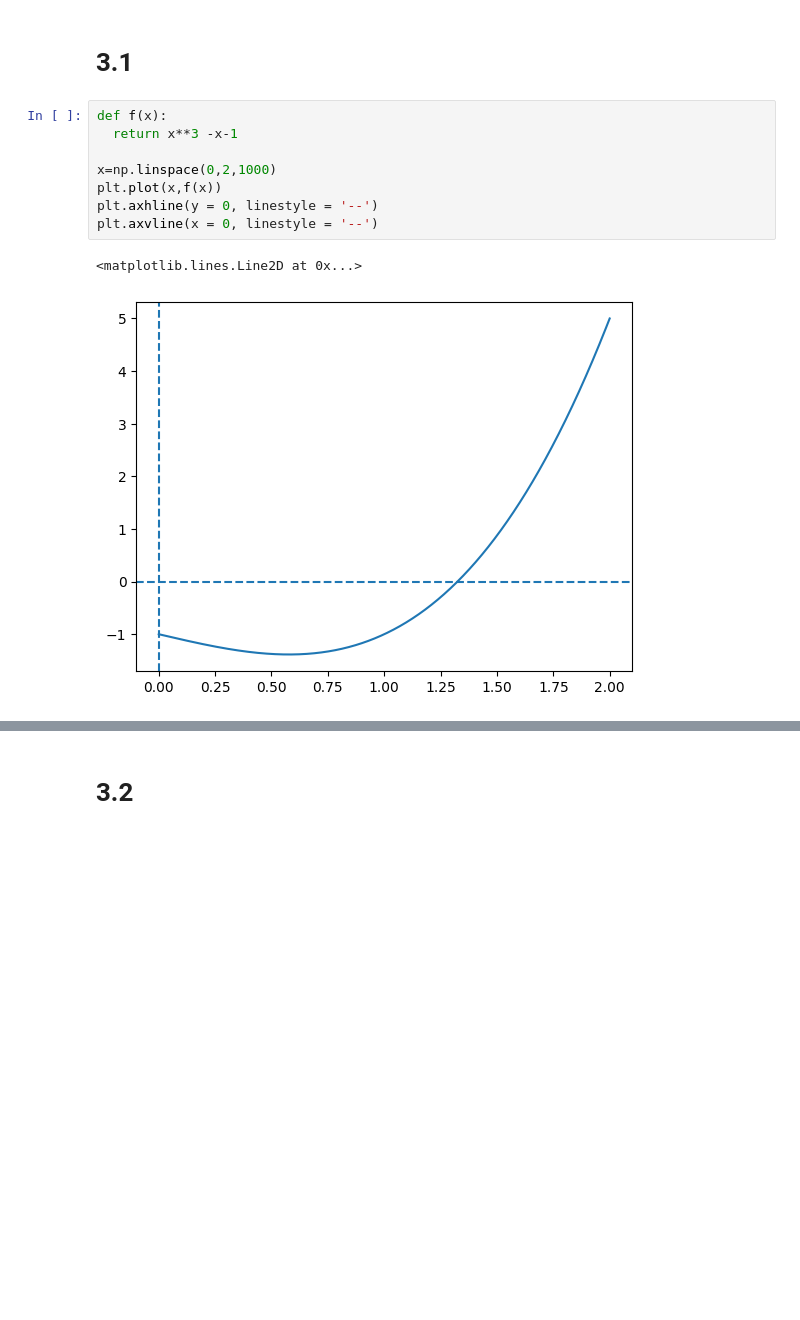
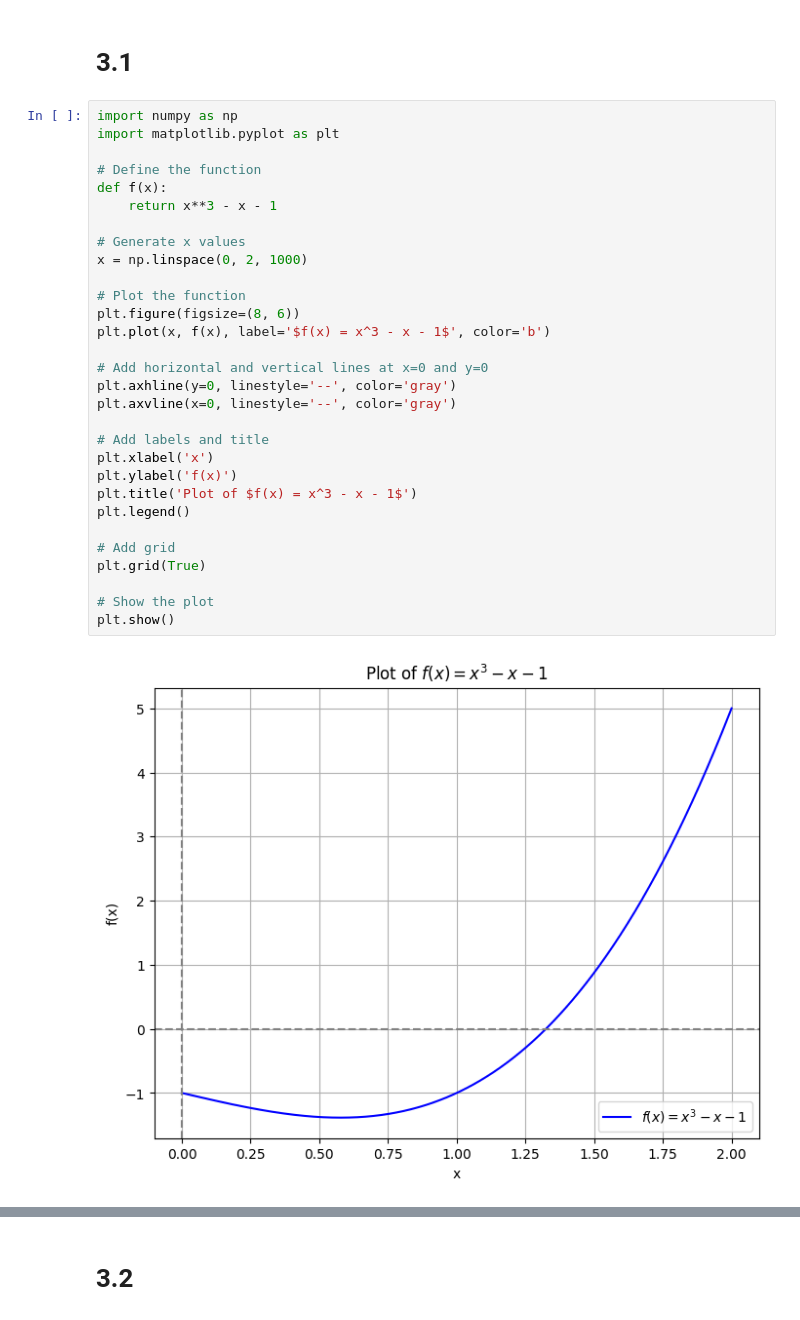
Before and after one commit to costpetrides/Computational-Physics, a Jupyter notebook: Roots Finding/Solutions.ipynb, the cells around one changed output, grey strips where cells are left out. Cells and saved outputs as stored; diff of their text form; blank space fills up the shorter version.

```diff
--- a/Roots Finding/Solutions.ipynb
+++ b/Roots Finding/Solutions.ipynb
@@ -5,15 +5,36 @@ import numpy as np
 import matplotlib.pyplot as plt
 # %% [markdown]
 # 3.1
-# %%
-def f(x):
-  return x**3 -x-1
-
-x=np.linspace(0,2,1000)
-plt.plot(x,f(x))
-plt.axhline(y = 0, linestyle = '--')
-plt.axvline(x = 0, linestyle = '--')
-# %% [output]
-<matplotlib.lines.Line2D at 0x...>
-[figure, removed]
+# %%
+import numpy as np
+import matplotlib.pyplot as plt
+
+# Define the function
+def f(x):
+    return x**3 - x - 1
+
+# Generate x values
+x = np.linspace(0, 2, 1000)
+
+# Plot the function
+plt.figure(figsize=(8, 6))
+plt.plot(x, f(x), label='$f(x) = x^3 - x - 1$', color='b')
+
+# Add horizontal and vertical lines at x=0 and y=0
+plt.axhline(y=0, linestyle='--', color='gray')
+plt.axvline(x=0, linestyle='--', color='gray')
+
+# Add labels and title
+plt.xlabel('x')
+plt.ylabel('f(x)')
+plt.title('Plot of $f(x) = x^3 - x - 1$')
+plt.legend()
+
+# Add grid
+plt.grid(True)
+
+# Show the plot
+plt.show()
+# %% [output]
+[figure, added]
 # %% [markdown]
```
Also changed, not shown: parts of 19 cells of this notebook.
